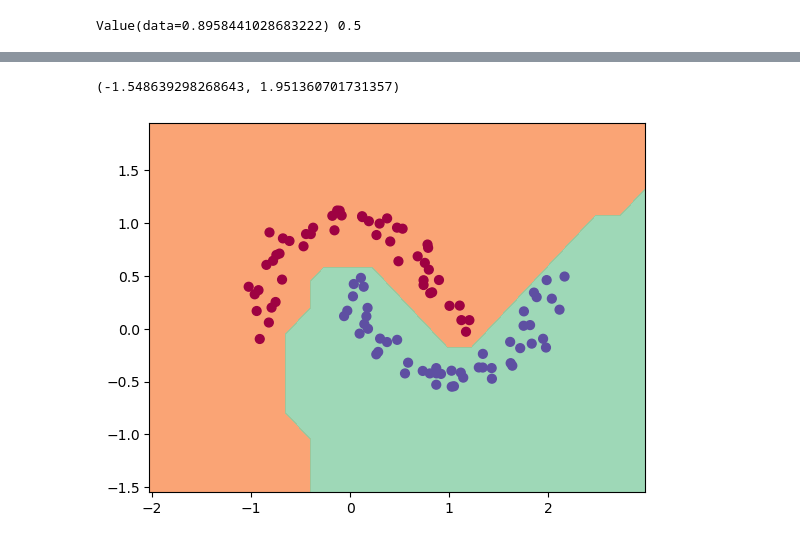
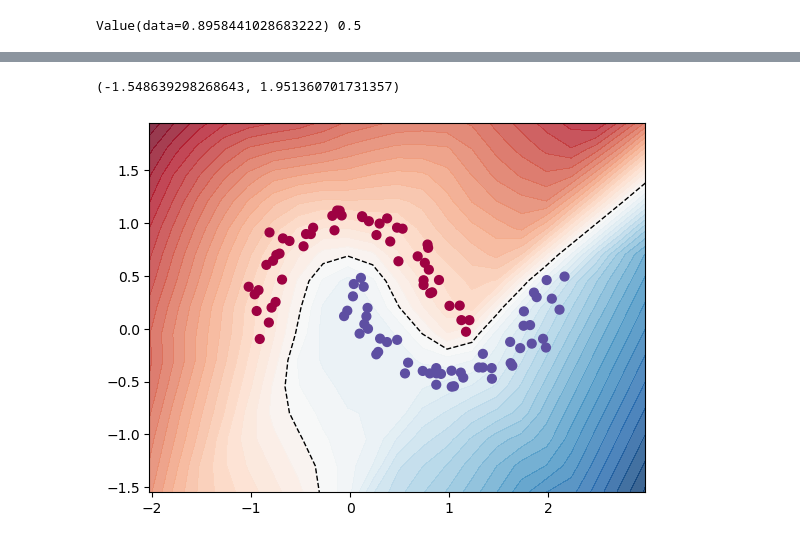
Before and after one commit to garbhj/machine-learning, a Jupyter notebook: micrograd/demo.ipynb, the cells around one changed output, grey strips where cells are left out. Cells and saved outputs as stored; diff of their text form; code cells hidden in the pictures.

```diff
--- a/micrograd/demo.ipynb
+++ b/micrograd/demo.ipynb
@@ -99,27 +99,30 @@ step 99 loss 0.010978370135492717, accuracy 100.0%
 # %%
 # visualize decision boundary
 
 h = 0.25
 x_min, x_max = X[:, 0].min() - 1, X[:, 0].max() + 1
 y_min, y_max = X[:, 1].min() - 1, X[:, 1].max() + 1
 xx, yy = np.meshgrid(np.arange(x_min, x_max, h),
                      np.arange(y_min, y_max, h))
 Xmesh = np.c_[xx.ravel(), yy.ravel()]
 inputs = [list(map(Value, xrow)) for xrow in Xmesh]
 scores = list(map(model, inputs))
 # Z = np.array([s.data > 0 for s in scores])
 Z = np.array([s.data for s in scores])
 Z = Z.reshape(xx.shape)
 
 fig = plt.figure()
-plt.contourf(xx, yy, Z, cmap=plt.cm.Spectral, alpha=0.8)
+# plt.contourf(xx, yy, Z, cmap=plt.cm.Spectral, alpha=0.8)
+
+plt.contourf(xx, yy, Z, levels=50, cmap=plt.cm.RdBu, alpha=0.8)
+plt.contour(xx, yy, Z, levels=[0], colors='black', linewidths=1, linestyles='--')
+
 plt.scatter(X[:, 0], X[:, 1], c=y, s=40, cmap=plt.cm.Spectral)
 plt.xlim(xx.min(), xx.max())
 plt.ylim(yy.min(), yy.max())
-plt.colorbar()
 # %% [output]
 (-1.548639298268643, 1.951360701731357)
-[figure, old version]
+[figure, new version]
 # %%
 from tests.test_engine import test_sanity_check, test_more_ops
 
```
Also changed, not shown: parts of 1 cell of this notebook, 3 other files.
